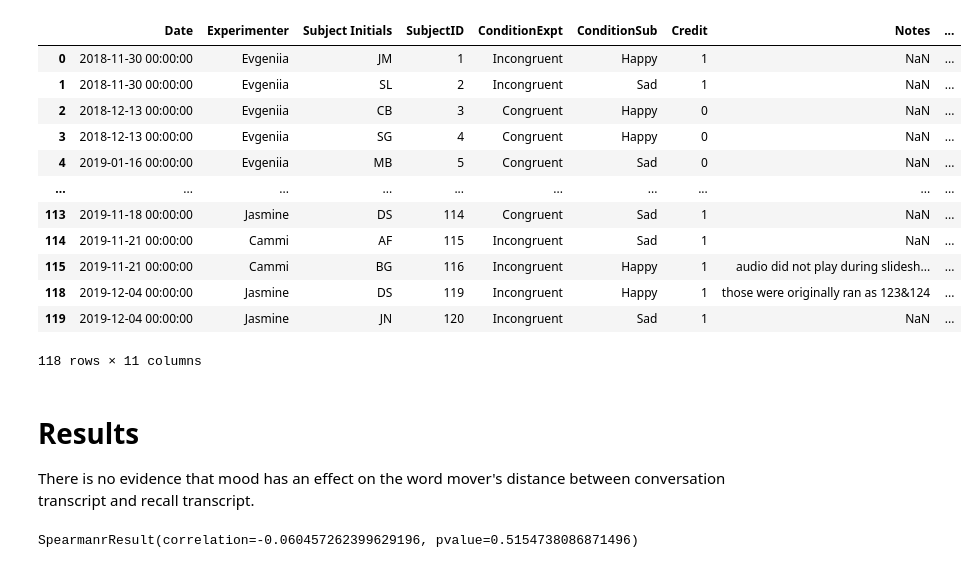
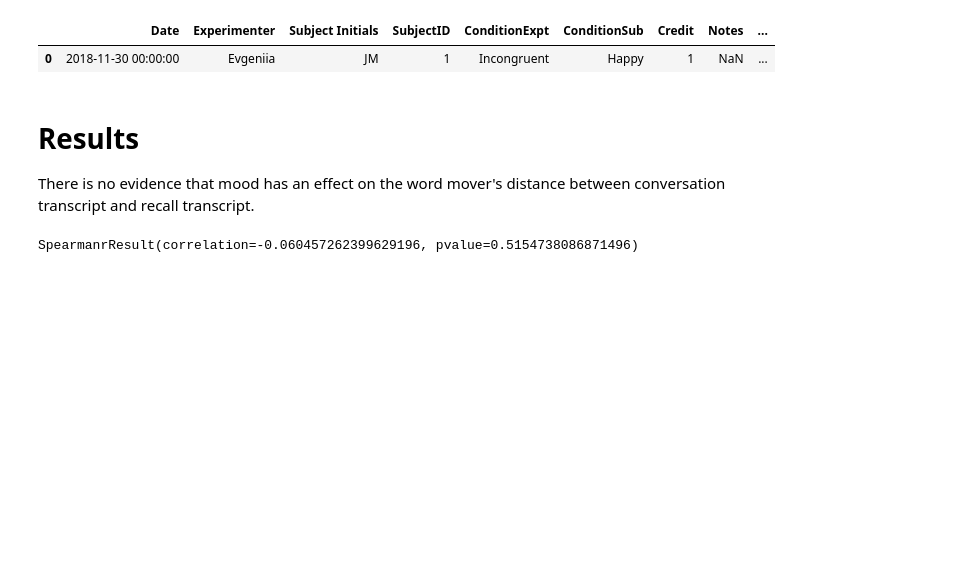
Before and after one commit to langdonholmes/recall-mood, a Jupyter notebook: src/word_movers_distance.ipynb, the cells around one changed output. Saved outputs shown, nothing was run; the diff lists cells and outputs as text; code cells hidden in the pictures; blank space fills up the shorter version.

```diff
--- a/src/word_movers_distance.ipynb
+++ b/src/word_movers_distance.ipynb
@@ -34,21 +34,10 @@ def calc_wmd(row):
 # %%
 df['wmd'] = df.progress_apply(calc_wmd, axis=1)
 # %%
-df
+df.head(1)
 # %% [output]
 |  | Date | Experimenter | Subject Initials | SubjectID | ConditionExpt | ConditionSub | Credit | Notes | ... |
 | 0 | 2018-11-30 00:00:00 | Evgeniia | JM | 1 | Incongruent | Happy | 1 | NaN | ... |
-| 1 | 2018-11-30 00:00:00 | Evgeniia | SL | 2 | Incongruent | Sad | 1 | NaN | ... |
-| 2 | 2018-12-13 00:00:00 | Evgeniia | CB | 3 | Congruent | Happy | 0 | NaN | ... |
-| 3 | 2018-12-13 00:00:00 | Evgeniia | SG | 4 | Congruent | Happy | 0 | NaN | ... |
-| 4 | 2019-01-16 00:00:00 | Evgeniia | MB | 5 | Congruent | Sad | 0 | NaN | ... |
-| ... | ... | ... | ... | ... | ... | ... | ... | ... | ... |
-| 113 | 2019-11-18 00:00:00 | Jasmine | DS | 114 | Congruent | Sad | 1 | NaN | ... |
-| 114 | 2019-11-21 00:00:00 | Cammi | AF | 115 | Incongruent | Sad | 1 | NaN | ... |
-| 115 | 2019-11-21 00:00:00 | Cammi | BG | 116 | Incongruent | Happy | 1 | audio did not play during slidesh... | ... |
-| 118 | 2019-12-04 00:00:00 | Jasmine | DS | 119 | Incongruent | Happy | 1 | those were originally ran as 123&124 | ... |
-| 119 | 2019-12-04 00:00:00 | Jasmine | JN | 120 | Incongruent | Sad | 1 | NaN | ... |
-118 rows × 11 columns
 # %% [markdown]
 # Results
 
```
Also changed, not shown: parts of 1 cell of this notebook, 1 other file.
